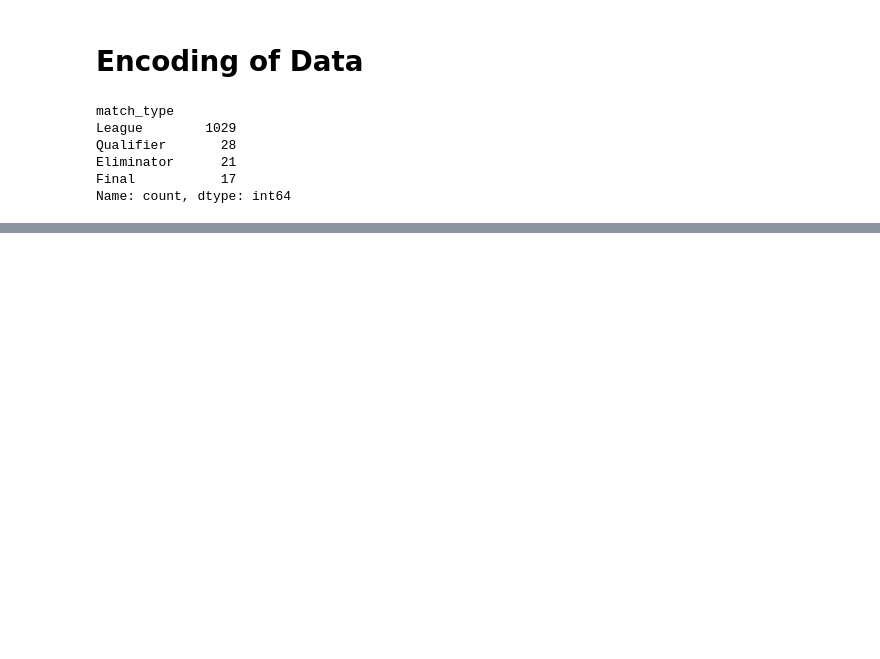
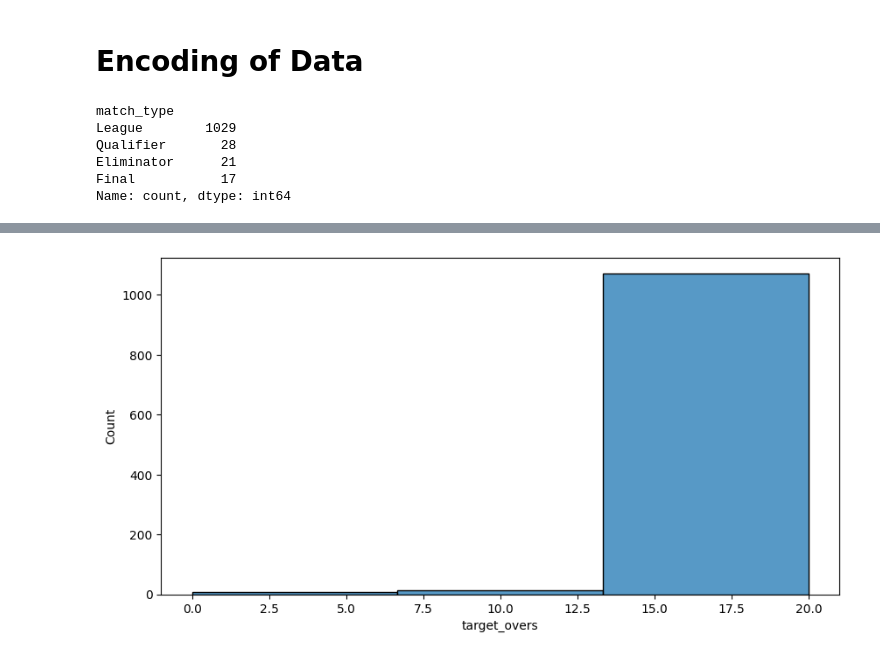
Before and after one commit to prititaliya/IPL-ML, a Jupyter notebook: ipl.ipynb, the cells around one changed output, grey strips where cells are left out. Saved outputs shown, nothing was run; the diff lists cells and outputs as text; code cells hidden in the pictures; blank space fills up the shorter version.

```diff
--- a/ipl.ipynb
+++ b/ipl.ipynb
@@ -220 +277,7 @@ matches
+# %%
+plt.figure(figsize=(10,5))
+sns.histplot(matches['target_overs'],bins=3)
+plt.show()
+# %% [output]
+[figure, added]
 # %%
```
Also changed, not shown: parts of 14 cells of this notebook, 2 other files.
